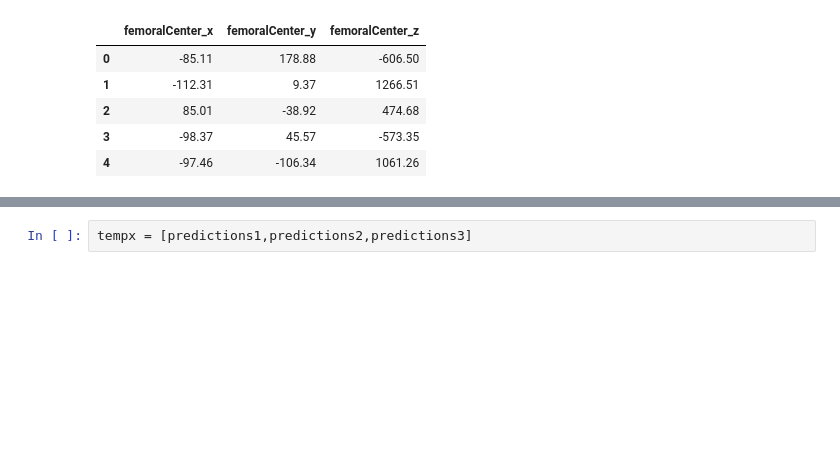
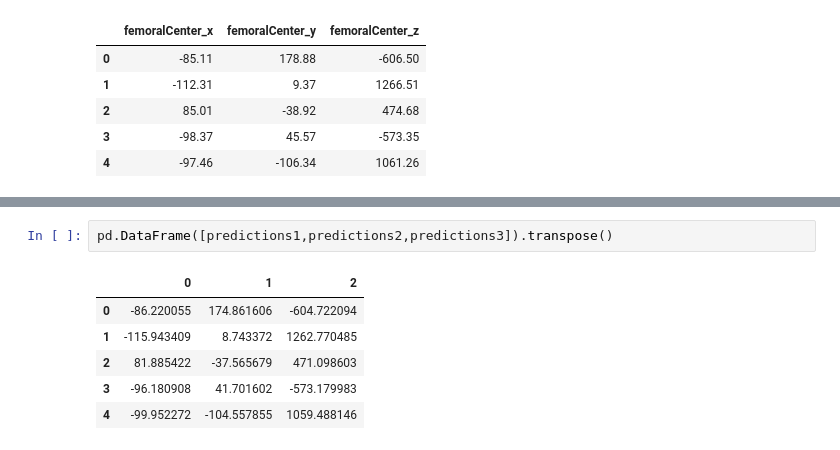
Before and after one commit to raminrafi/Regression-Model---Detection-of-Landmarks-on-Knee-Joints-Using-CSV-Data, a Jupyter notebook: notebooks/Regression-csv-femur.ipynb, the cells around one changed output, grey strips where cells are left out. Drawn from its saved outputs; the diff is of its cells as text; blank space fills up the shorter version.

```diff
--- a/notebooks/Regression-csv-femur.ipynb
+++ b/notebooks/Regression-csv-femur.ipynb
@@ -636,4 +637,11 @@ Warnings:
 [2] The condition number is large, 2.3e+03. This might indicate that there are
 strong multicollinearity or other numerical problems.
 # %%
-tempx = [predictions1,predictions2,predictions3]
+pd.DataFrame([predictions1,predictions2,predictions3]).transpose()
+# %% [output]
+|  | 0 | 1 | 2 |
+| 0 | -86.220055 | 174.861606 | -604.722094 |
+| 1 | -115.943409 | 8.743372 | 1262.770485 |
+| 2 | 81.885422 | -37.565679 | 471.098603 |
+| 3 | -96.180908 | 41.701602 | -573.179983 |
+| 4 | -99.952272 | -104.557855 | 1059.488146 |
```
Also changed, not shown: parts of 4 cells of this notebook.
